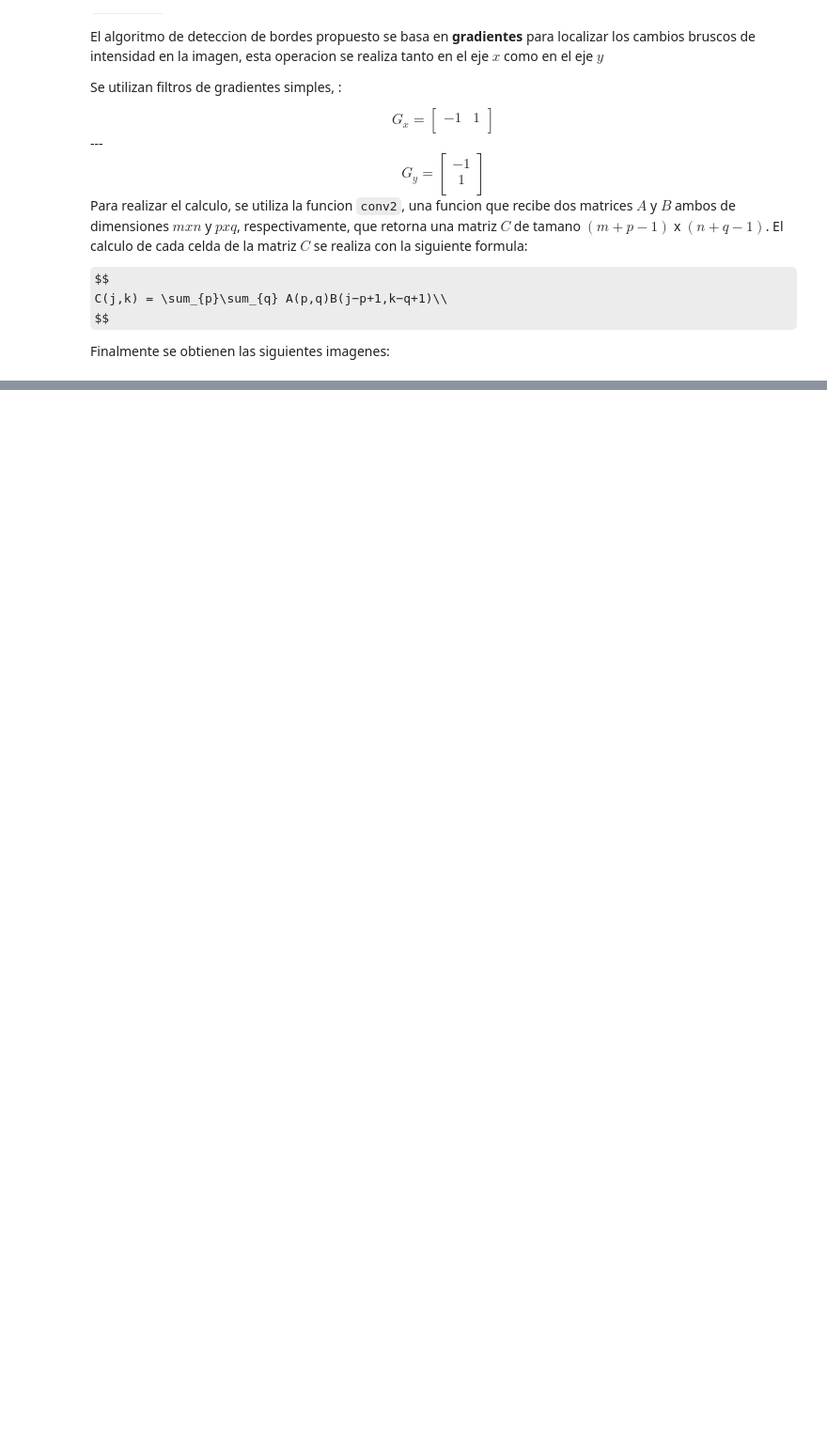
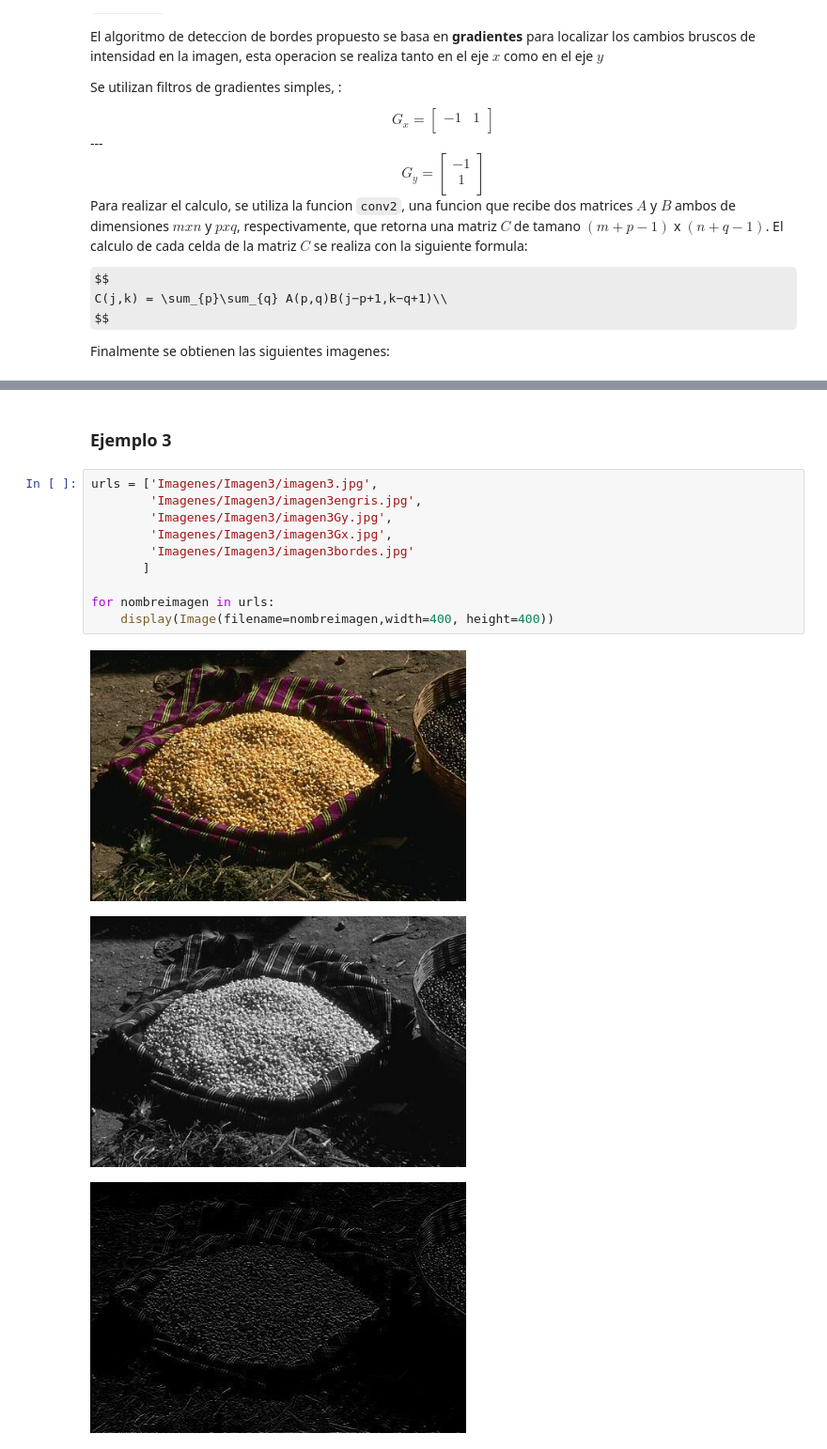
Before and after one commit to Marceeaax/FuzzyLogic, a Jupyter notebook: EdgeDetection/JupyterNotebook/ExplicacionesyEjemplos.ipynb, the cells around one changed output, grey strips where cells are left out. Shown at 94% size. Drawn from its saved outputs; the diff is of its cells as text; some formulas as TeX source; blank space fills up the shorter version.

```diff
--- a/EdgeDetection/JupyterNotebook/ExplicacionesyEjemplos.ipynb
+++ b/EdgeDetection/JupyterNotebook/ExplicacionesyEjemplos.ipynb
@@ -100,0 +119,16 @@ Image(url= "Imagenes/Imagen1/imagen1bordes.jpg", width=400, height=400)
+# %% [markdown]
+### Ejemplo 3
+# %%
+urls = ['Imagenes/Imagen3/imagen3.jpg',
+        'Imagenes/Imagen3/imagen3engris.jpg',
+        'Imagenes/Imagen3/imagen3Gy.jpg',
+        'Imagenes/Imagen3/imagen3Gx.jpg',
+        'Imagenes/Imagen3/imagen3bordes.jpg'
+       ]
+
+for nombreimagen in urls:
+    display(Image(filename=nombreimagen,width=400, height=400))
+# %% [output]
+[figure, added]
+[figure, added]
+[figure, added]
```
Also changed, not shown: parts of 19 cells of this notebook, 20 other files.
